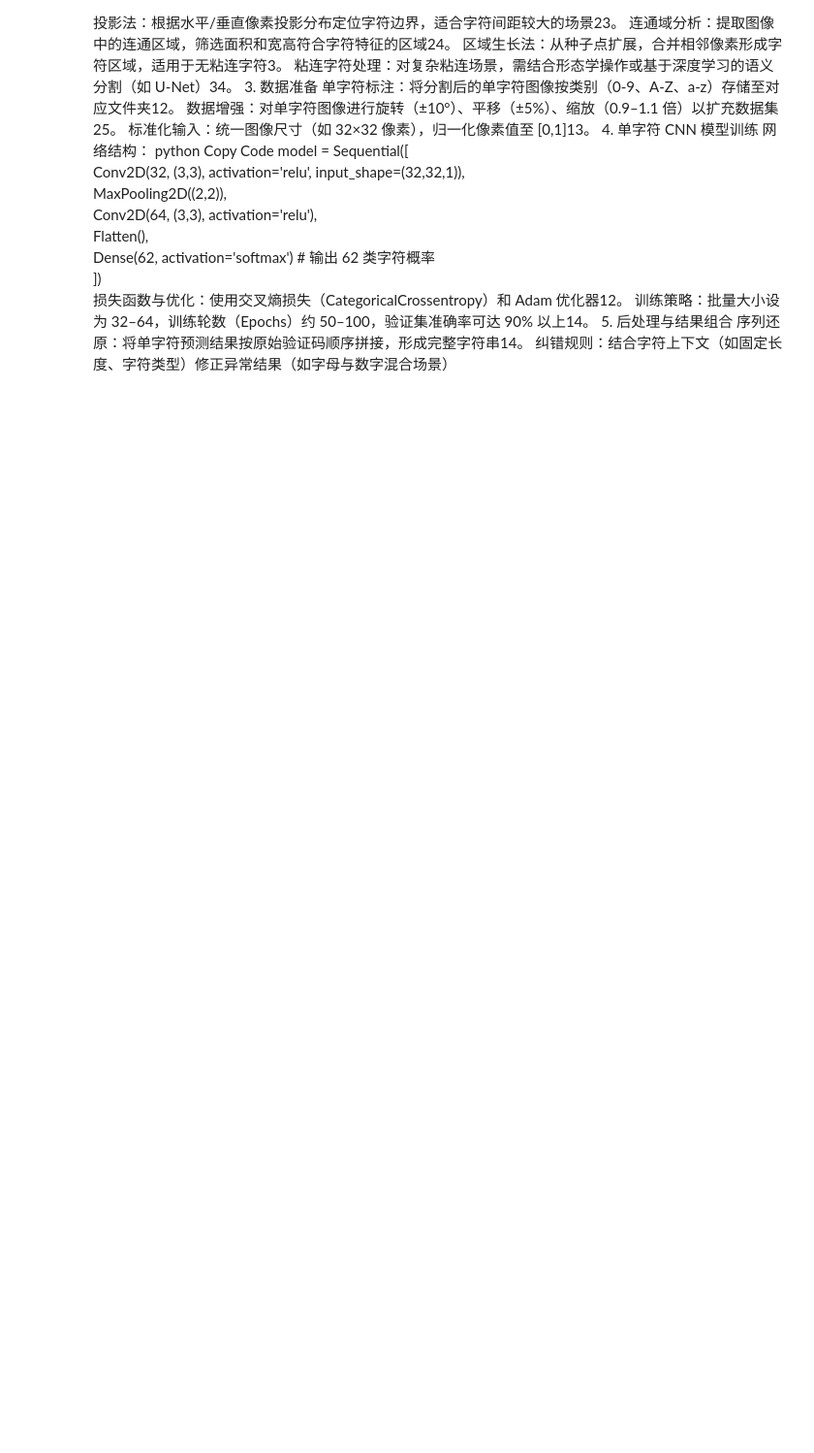
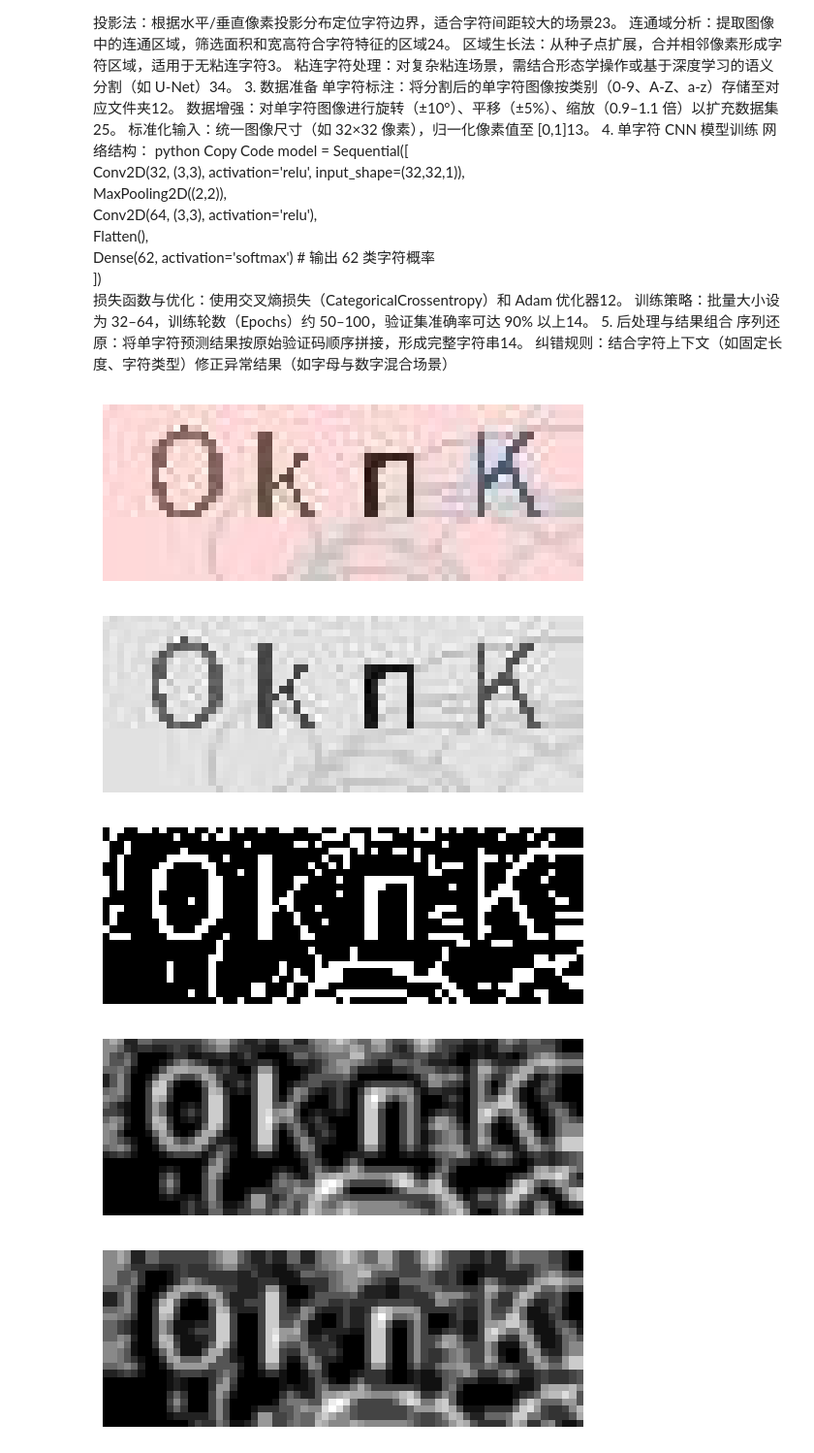
Before and after one commit to thethingiswaiter/Captcha_Ocr, a Jupyter notebook: model/code_cnn.ipynb, the cells around one changed output. Shown: that part at 97% size. Saved outputs shown, nothing was run; the diff lists cells and outputs as text; code cells hidden in the pictures; blank space fills up the shorter version.

```diff
--- a/model/code_cnn.ipynb
+++ b/model/code_cnn.ipynb
@@ -41,60 +41,66 @@ model = Sequential([
 # %%
 import cv2
 import numpy as np
-from keras.models import load_model
+import matplotlib.pyplot as plt
 
 def preprocess_captcha(image_path):
     # 1. 灰度化与二值化
     img = cv2.imread(image_path)
+    plt.imshow(img)
+    plt.axis('off')
+    plt.show()
+    # 转换为灰度图像
     gray = cv2.cvtColor(img, cv2.COLOR_BGR2GRAY)
+    plt.imshow(gray, cmap='gray')
+    plt.axis('off')
+    plt.show()
+    # 自适应阈值二值化
     binary = cv2.adaptiveThreshold(
         gray, 255,
         cv2.ADAPTIVE_THRESH_GAUSSIAN_C,
         cv2.THRESH_BINARY_INV, 11, 2
     )
+    plt.imshow(binary, cmap='gray')
+    plt.axis('off')
+    plt.show()
 
     # 2. 去噪与形态学优化
+    # 高斯模糊
     blurred = cv2.GaussianBlur(binary, (3, 3), 0)
+    plt.imshow(blurred, cmap='gray')
+    plt.axis('off')
+    plt.show()
+    # 形态学操作
     kernel = cv2.getStructuringElement(cv2.MORPH_RECT, (2, 2))
+    # 膨胀与腐蚀
     dilated = cv2.dilate(blurred, kernel, iterations=1)
+    # 腐蚀
     eroded = cv2.erode(dilated, kernel, iterations=1)
+    plt.imshow(eroded, cmap='gray')
+    plt.axis('off')
+    plt.show()
 
     # 3. 二次二值化与降噪
     _, thresh = cv2.threshold(eroded, 127, 255, cv2.THRESH_BINARY)
+
+    plt.imshow(thresh, cmap='gray')
+    plt.axis('off')
+    plt.show()
     contours, _ = cv2.findContours(thresh, cv2.RETR_EXTERNAL, cv2.CHAIN_APPROX_SIMPLE)
     for cnt in contours:
         if cv2.contourArea(cnt) < 50:
             cv2.drawContours(thresh, [cnt], -1, 0, -1)
 
     return thresh
 
-
-
-def split_captcha(image_path):
-    thresh = preprocess_captcha(image_path)
-    contours, _ = cv2.findContours(thresh, cv2.RETR_EXTERNAL, cv2.CHAIN_APPROX_SIMPLE)
-    sorted_ctrs = sorted(contours, key=lambda ctr: cv2.boundingRect(ctr)[0])
-    captchas = []
-    for i, ctr in enumerate(sorted_ctrs):
-        x, y, w, h = cv2.boundingRect(ctr)
-        roi = thresh[y:y+h, x:x+w]
-        if w > 10 and h > 10:
-            captchas.append(roi)
-    return captchas
-
-def recognize_captcha(image_path):
-    captchas = split_captcha(image_path)
-    result = []
-    for captcha in captchas:
-        _, captcha = cv2.threshold(captcha, 127, 255, cv2.THRESH_BINARY)
-        captcha = cv2.resize(captcha, (30, 30))
-        captcha = captcha.reshape(-1, 30, 30, 1)
-        prediction = model.predict(captcha)
-        result.append(chr(np.argmax(prediction) + 65))
-    return ''.join(result)
-
-
+image_path = 'D:\\vscode\\project\\captcha_ocr\\data\\0knk_20250220140531321.png'
 processed_image = preprocess_captcha(image_path)
-cv2.imshow('Processed Image', processed_image)
-cv2.waitKey(0)
-cv2.destroyAllWindows()
+plt.imshow(processed_image, cmap='gray')
+plt.axis('off')
+plt.show()
+# %% [output]
+[figure, added]
+[figure, added]
+[figure, added]
+[figure, added]
+[figure, added]
```
Also changed, not shown: parts of 3 cells of this notebook.
